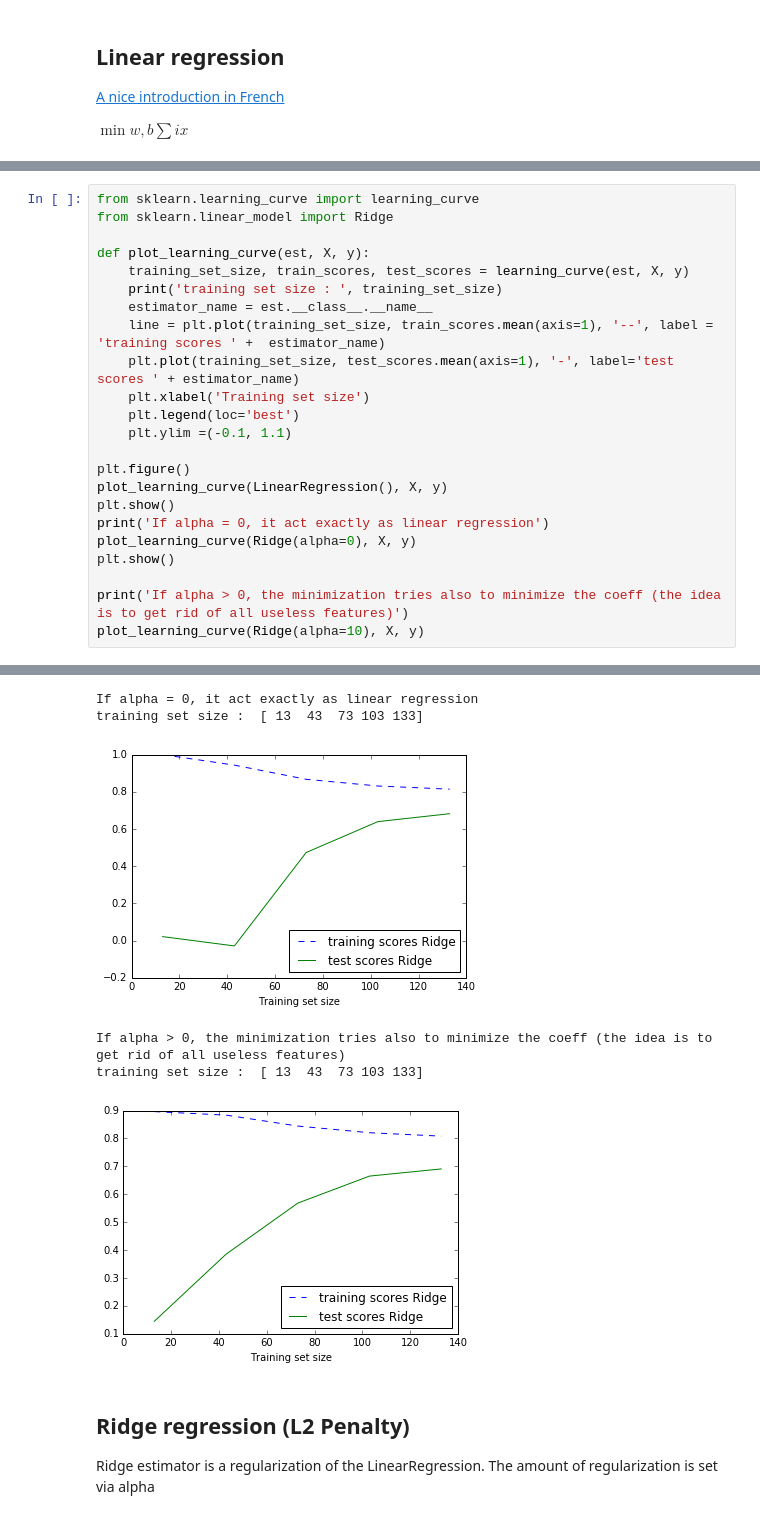
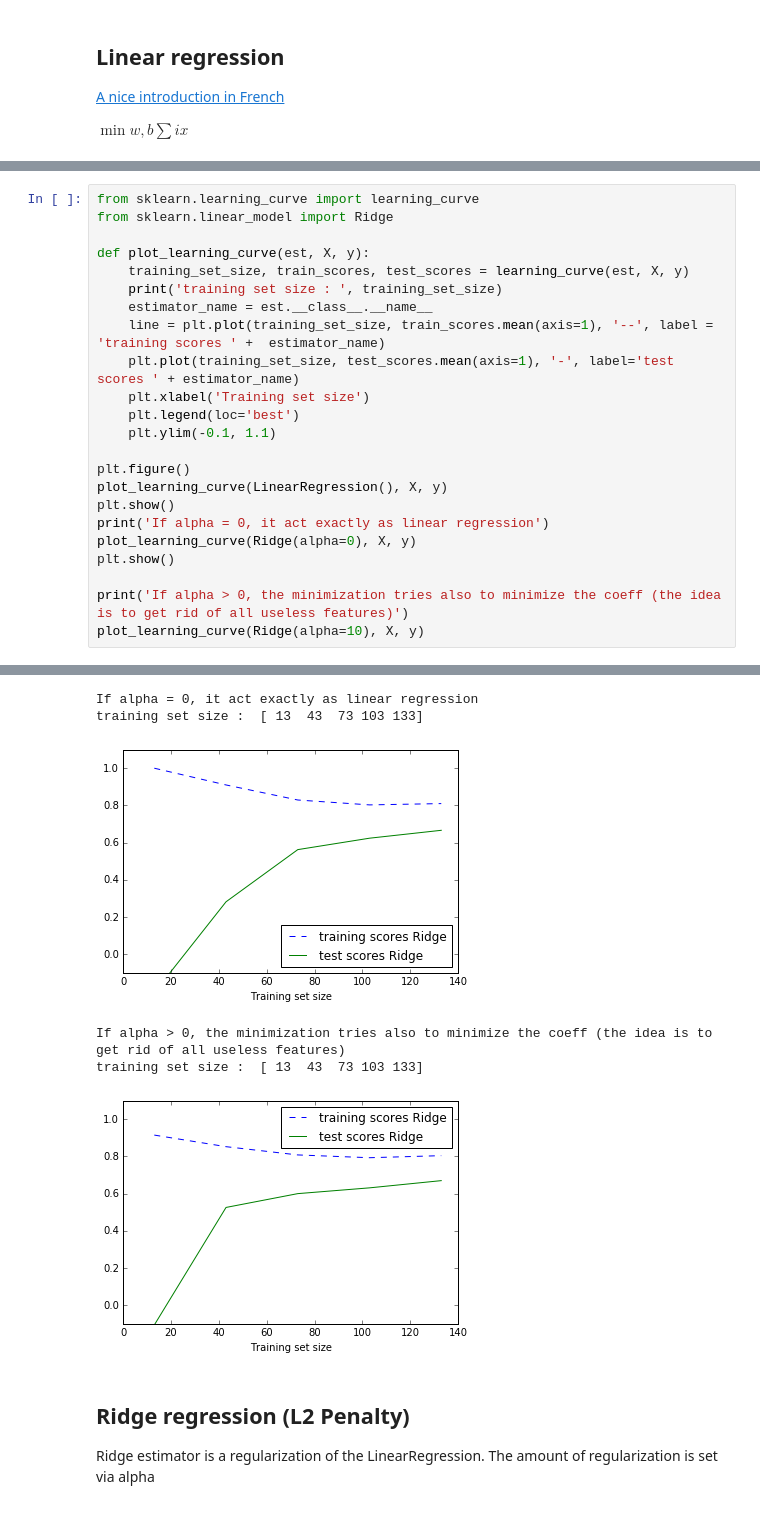
Before and after one commit to MrGreenRubato/notebooks, a Jupyter notebook: SciPy 2016 - Tutorial Part 13 - ML - Linear Models.ipynb, the cells around one changed output, grey strips where cells are left out. Cells and saved outputs as stored; diff of their text form.

```diff
--- a/SciPy 2016 - Tutorial Part 13 - ML - Linear Models.ipynb
+++ b/SciPy 2016 - Tutorial Part 13 - ML - Linear Models.ipynb
@@ -71,7 +73,7 @@ def plot_learning_curve(est, X, y):
     plt.plot(training_set_size, test_scores.mean(axis=1), '-', label='test scores ' + estimator_name)
     plt.xlabel('Training set size')
     plt.legend(loc='best')
-    plt.ylim =(-0.1, 1.1)
+    plt.ylim(-0.1, 1.1)
 
 plt.figure()
 plot_learning_curve(LinearRegression(), X, y)
@@ -88,9 +90,9 @@ training set size :  [ 13  43  73 103 133]
 If alpha = 0, it act exactly as linear regression
 training set size :  [ 13  43  73 103 133]
-[figure, old version]
+[figure, new version]
 If alpha > 0, the minimization tries also to minimize the coeff (the idea is to get rid of all useless features)
 training set size :  [ 13  43  73 103 133]
-[figure, old version]
+[figure, new version]
 # %% [markdown]
 ## Ridge regression (L2 Penalty)
 Ridge estimator is a regularization of the LinearRegression.
```
Also changed, not shown: parts of 19 cells of this notebook, 1 other file.
